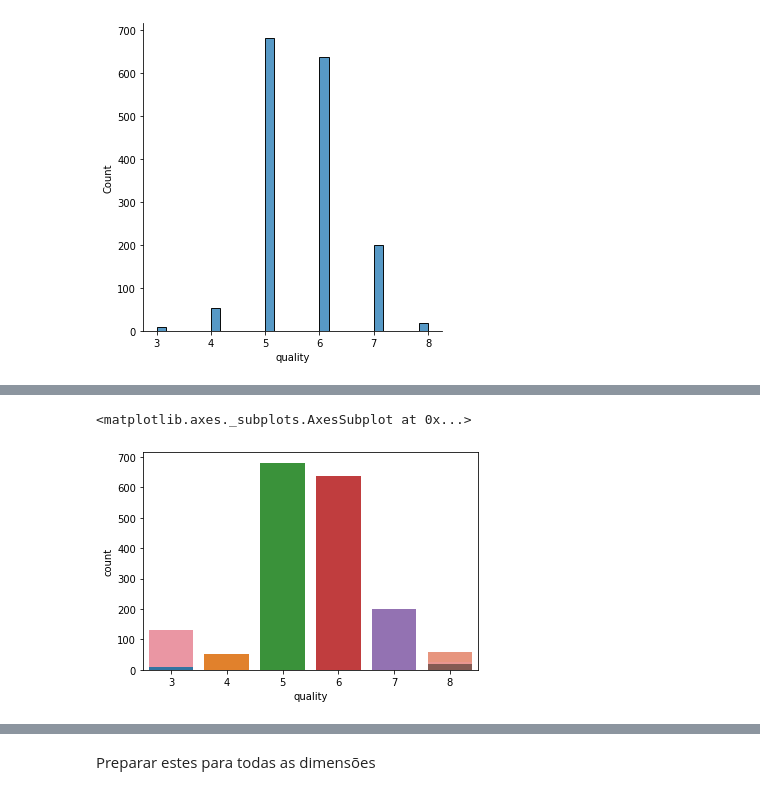
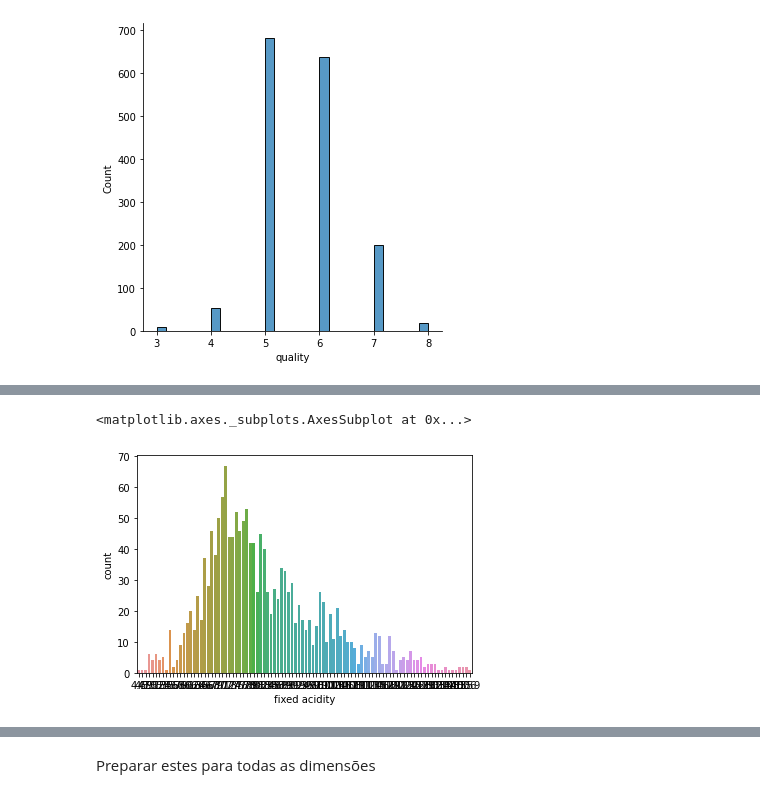
Before and after one commit to caesarporto/PUC_TCC_DataScience, a Jupyter notebook: 2_Coleta.ipynb, the cells around one changed output, grey strips where cells are left out. Saved outputs shown, nothing was run; the diff lists cells and outputs as text; code cells hidden in the pictures.

```diff
--- a/2_Coleta.ipynb
+++ b/2_Coleta.ipynb
@@ -184,19 +114,19 @@ sns.displot(df_branco['quality'], kde=False)
 # %%
 #talvez esse nao
 sns.countplot(x='fixed acidity', data = df_tinto)
-sns.countplot(x='volatile acidity', data = df_tinto)
-sns.countplot(x='citric acid', data = df_tinto)
-sns.countplot(x='residual sugar', data = df_tinto)
-sns.countplot(x='chlorides', data = df_tinto)
-sns.countplot(x='free sulfur dioxide', data = df_tinto)
-sns.countplot(x='total sulfur dioxide', data = df_tinto)
-sns.countplot(x='pH', data = df_tinto)
-sns.countplot(x='sulphates', data = df_tinto)
-sns.countplot(x='alcohol', data = df_tinto)
-sns.countplot(x='quality', data = df_tinto)
+#sns.countplot(x='volatile acidity', data = df_tinto)
+#sns.countplot(x='citric acid', data = df_tinto)
+#sns.countplot(x='residual sugar', data = df_tinto)
+#sns.countplot(x='chlorides', data = df_tinto)
+#sns.countplot(x='free sulfur dioxide', data = df_tinto)
+#sns.countplot(x='total sulfur dioxide', data = df_tinto)
+#sns.countplot(x='pH', data = df_tinto)
+#sns.countplot(x='sulphates', data = df_tinto)
+#sns.countplot(x='alcohol', data = df_tinto)
+#sns.countplot(x='quality', data = df_tinto)
 # %% [output]
 <matplotlib.axes._subplots.AxesSubplot at 0x...>
-[figure, old version]
+[figure, new version]
 # %%
 #talvez esse nao
 sns.countplot(x='fixed acidity', data = df_branco)
```
Also changed, not shown: parts of 9 cells of this notebook.
